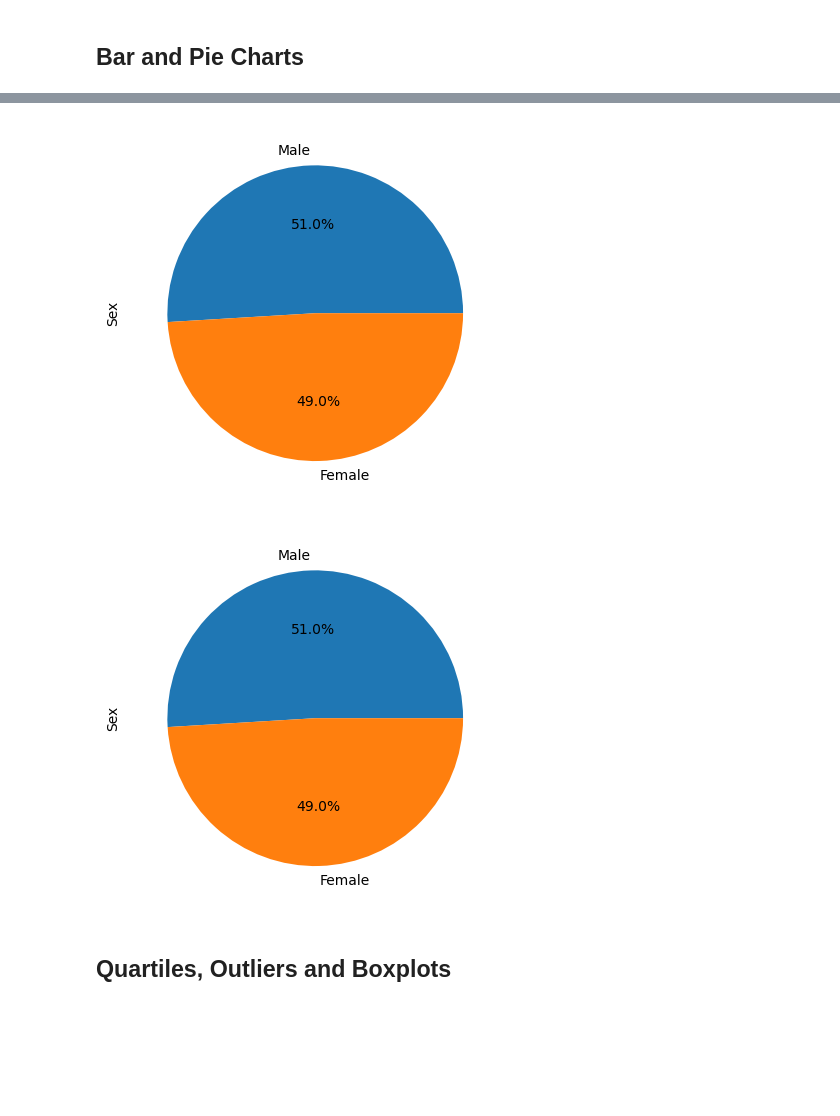
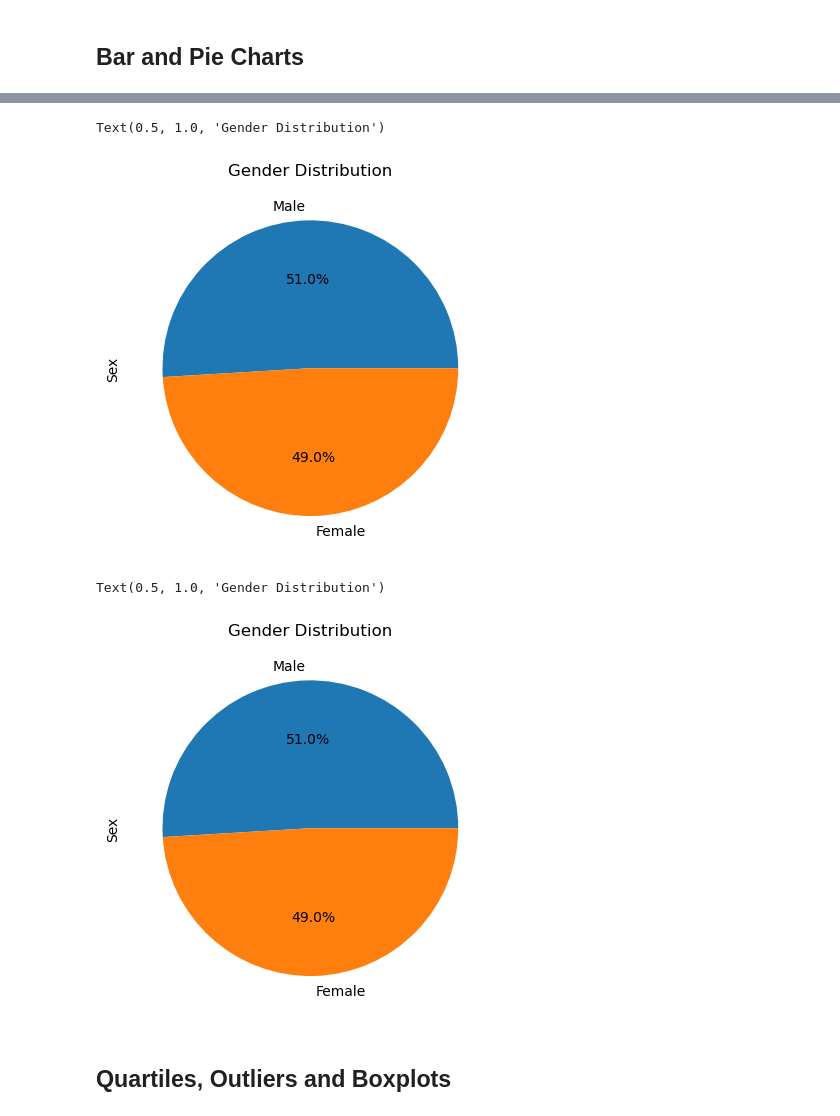
Before and after one commit to andymatsuura/Pymaceuticals, a Jupyter notebook: pymaceuticals_starter.ipynb, the cells around one changed output, grey strips where cells are left out. Cells and saved outputs as stored; diff of their text form; code cells hidden in the pictures; blank space fills up the shorter version.

```diff
--- a/pymaceuticals_starter.ipynb
+++ b/pymaceuticals_starter.ipynb
@@ -172,11 +177,22 @@ plt.bar(drug_counts, x_axis)
 # %%
 # Generate a pie plot showing the distribution of female versus male mice using Pandas
+gender_mouse = clean_mouse_study["Sex"].value_counts()
+gender_mouse.plot(kind="pie",y="", x=gender_mouse, autopct="%1.1f%%")
+plt.ylabel("Sex")
+plt.title("Gender Distribution")
 # %% [output]
+Text(0.5, 1.0, 'Gender Distribution')
-[figure, old version]
+[figure, new version]
 # %%
 # Generate a pie plot showing the distribution of female versus male mice using pyplot
+labels = 'Male', 'Female'
+counts = [958, 922]
+plt.pie(counts, labels=labels, autopct='%1.1f%%')
+plt.ylabel("Sex")
+plt.title("Gender Distribution")
 # %% [output]
+Text(0.5, 1.0, 'Gender Distribution')
-[figure, old version]
+[figure, new version]
 # %% [markdown]
 ## Quartiles, Outliers and Boxplots
 # %%
```
Also changed, not shown: parts of 5 cells of this notebook.
